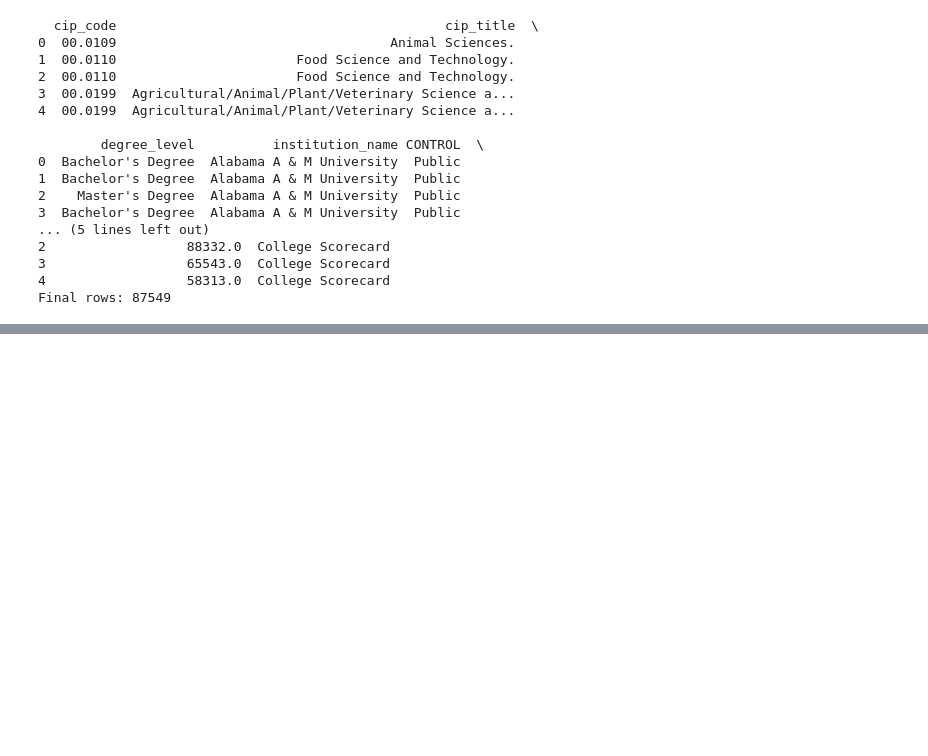
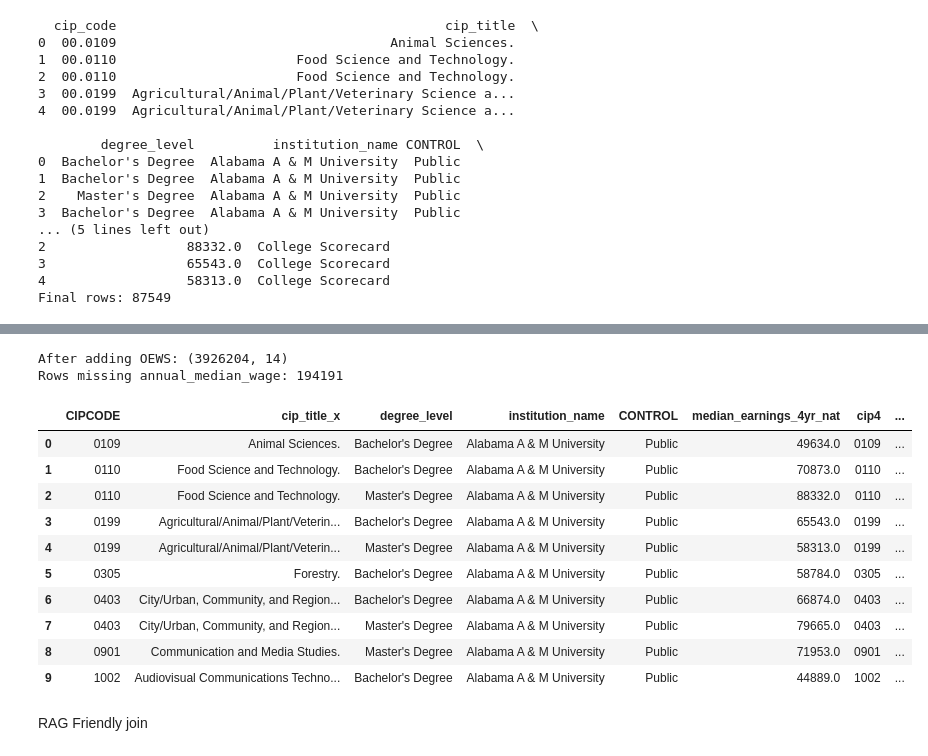
Before and after one commit to zsgwu/G5_GWU_CAPST, a Jupyter notebook: Data_Cleaning.ipynb, the cells around one changed output, grey strips where cells are left out. Saved outputs shown, nothing was run; the diff lists cells and outputs as text; code cells hidden in the pictures; blank space fills up the shorter version.

```diff
--- a/Data_Cleaning.ipynb
+++ b/Data_Cleaning.ipynb
@@ -302,0 +665,30 @@ print(f"Final crosswalk rows: {len(crosswalk)}")
+# %%
+oes = pd.read_csv("cleaned/oes_clean_for_rag.csv")
+oes["soc_code"] = oes["soc_code"].astype(str).str.strip()
+
+full_join = score_xwalk.merge(
+    oes[["soc_code","occupation_title","employment_national","annual_median_wage"]],
+    on="soc_code",
+    how="left"
+)
+
+print("After adding OEWS:", full_join.shape)
+print("Rows missing annual_median_wage:", full_join["annual_median_wage"].isna().sum())
+
+display(full_join.head(10))
+# %% [output]
+After adding OEWS: (3926204, 14)
+Rows missing annual_median_wage: 194191
+|  | CIPCODE | cip_title_x | degree_level | institution_name | CONTROL | median_earnings_4yr_nat | cip4 | ... |
+| 0 | 0109 | Animal Sciences. | Bachelor's Degree | Alabama A & M University | Public | 49634.0 | 0109 | ... |
+| 1 | 0110 | Food Science and Technology. | Bachelor's Degree | Alabama A & M University | Public | 70873.0 | 0110 | ... |
+| 2 | 0110 | Food Science and Technology. | Master's Degree | Alabama A & M University | Public | 88332.0 | 0110 | ... |
+| 3 | 0199 | Agricultural/Animal/Plant/Veterin... | Bachelor's Degree | Alabama A & M University | Public | 65543.0 | 0199 | ... |
+| 4 | 0199 | Agricultural/Animal/Plant/Veterin... | Master's Degree | Alabama A & M University | Public | 58313.0 | 0199 | ... |
+| 5 | 0305 | Forestry. | Bachelor's Degree | Alabama A & M University | Public | 58784.0 | 0305 | ... |
+| 6 | 0403 | City/Urban, Community, and Region... | Bachelor's Degree | Alabama A & M University | Public | 66874.0 | 0403 | ... |
+| 7 | 0403 | City/Urban, Community, and Region... | Master's Degree | Alabama A & M University | Public | 79665.0 | 0403 | ... |
+| 8 | 0901 | Communication and Media Studies. | Master's Degree | Alabama A & M University | Public | 71953.0 | 0901 | ... |
+| 9 | 1002 | Audiovisual Communications Techno... | Bachelor's Degree | Alabama A & M University | Public | 44889.0 | 1002 | ... |
+# %% [markdown]
+RAG Friendly join
```
Also changed, not shown: parts of 29 cells of this notebook.
